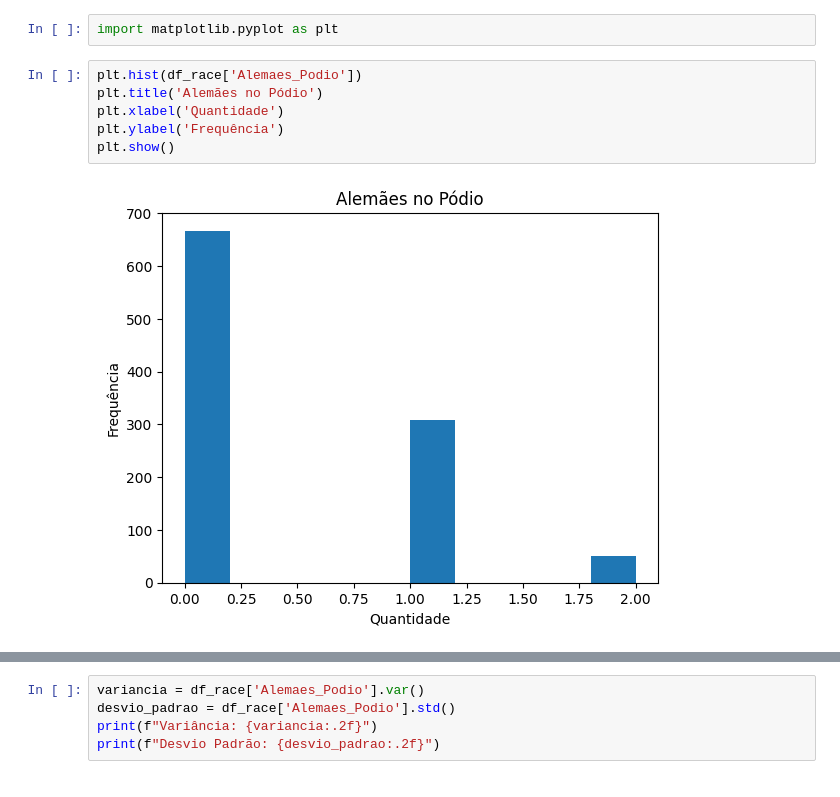
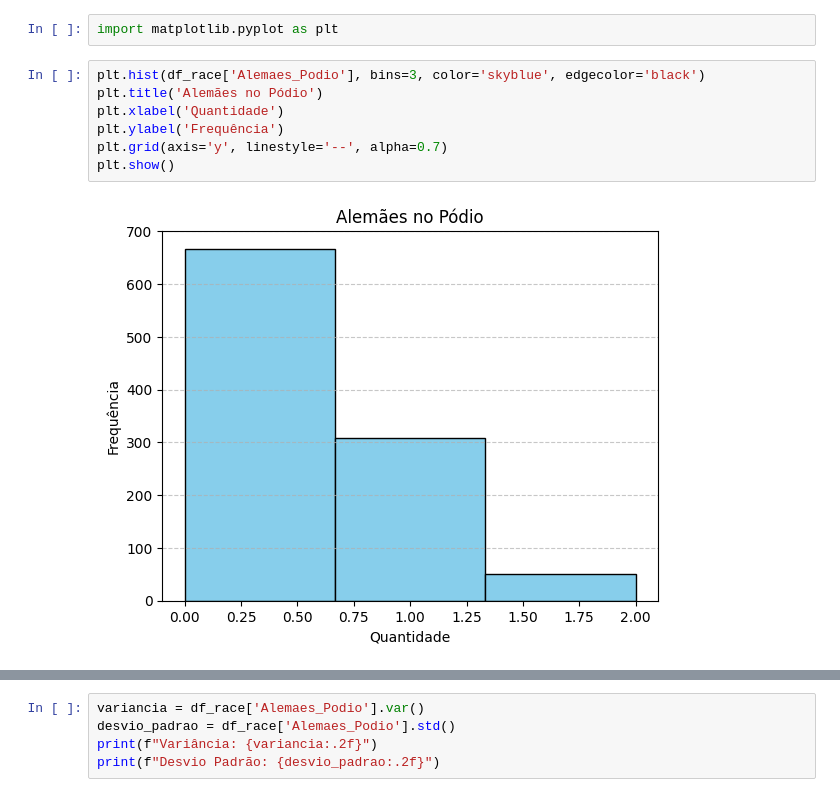
Before and after one commit to Felipesmarq/AnaliseF1, a Jupyter notebook: AnaliseF1.ipynb, the cells around one changed output, grey strips where cells are left out. Cells and saved outputs as stored; diff of their text form.

```diff
--- a/AnaliseF1.ipynb
+++ b/AnaliseF1.ipynb
@@ -331,11 +359,12 @@ dtype: float64
 # %%
 import matplotlib.pyplot as plt
 # %%
-plt.hist(df_race['Alemaes_Podio'])
+plt.hist(df_race['Alemaes_Podio'], bins=3, color='skyblue', edgecolor='black')
 plt.title('Alemães no Pódio')
 plt.xlabel('Quantidade')
 plt.ylabel('Frequência')
+plt.grid(axis='y', linestyle='--', alpha=0.7)
 plt.show()
 # %% [output]
-[figure, old version]
+[figure, new version]
 # %%
```
Also changed, not shown: parts of 7 cells of this notebook.
